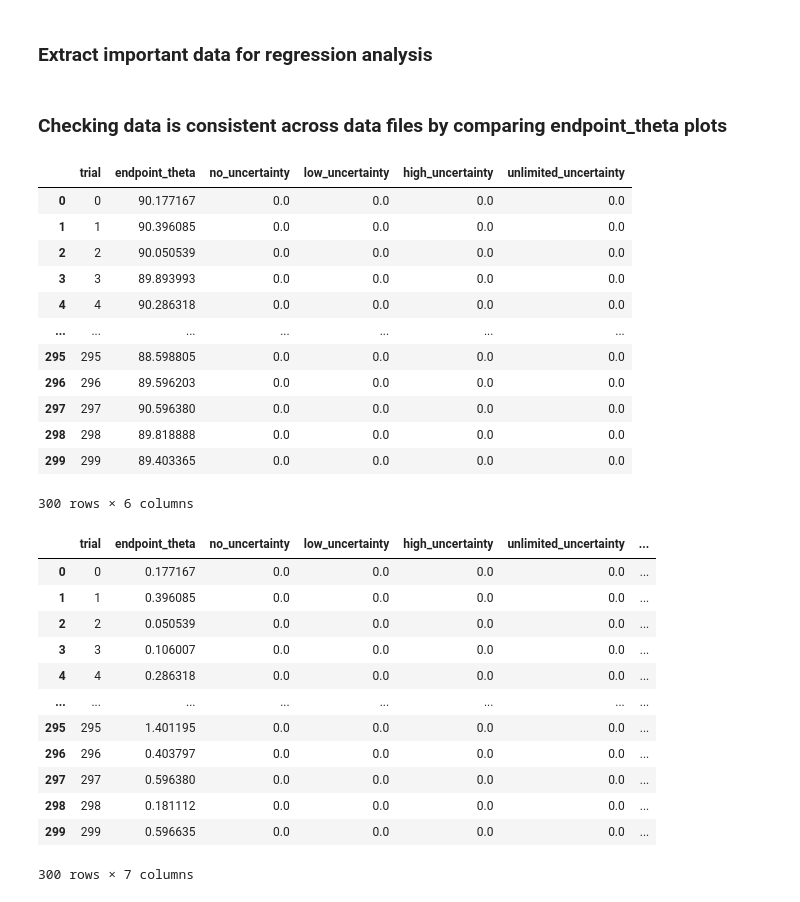
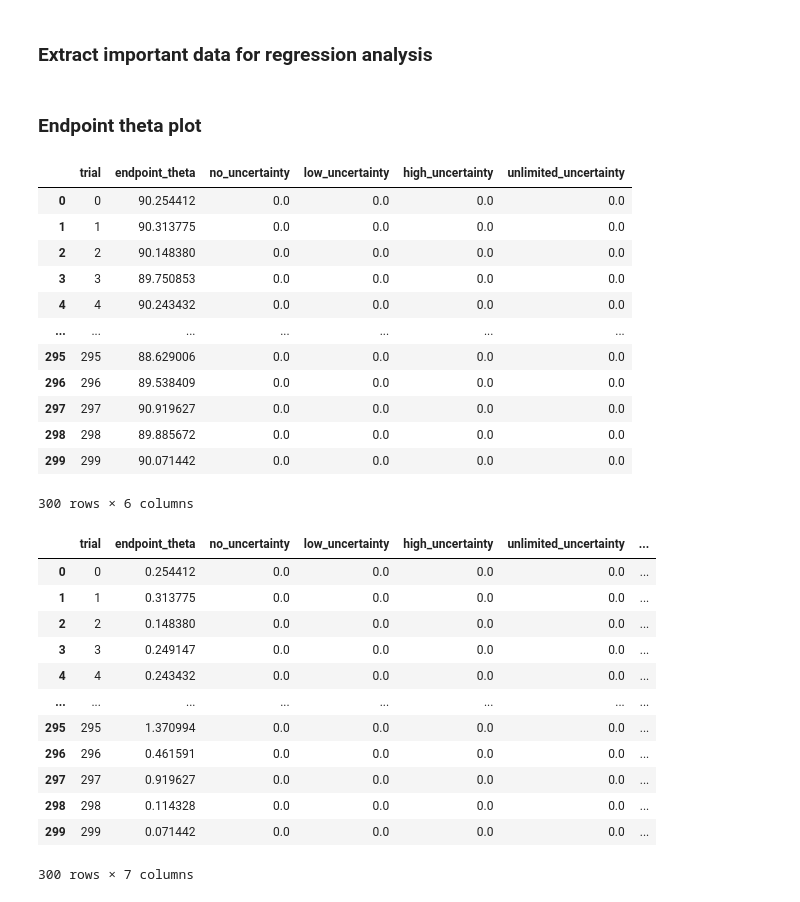
Before and after one commit to DhruvaDave8/mq_honours_2023_final, a Jupyter notebook: vma_general/dhruva/analysis/m1_initial_movement_vector.ipynb, the cells around one changed output. Saved outputs shown, nothing was run; the diff lists cells and outputs as text; code cells hidden in the pictures.

```diff
--- a/vma_general/dhruva/analysis/m1_initial_movement_vector.ipynb
+++ b/vma_general/dhruva/analysis/m1_initial_movement_vector.ipynb
@@ -17,13 +17,21 @@ def cart2pol(x, y):
 # %%
 movement_dfs = []
 trial_dfs = []
+n_backward_reaches = {}
 
 num_participants = 20
 
 # load in all participants movement and trial data
 for i in range(num_participants):
-    movement_dfs.append(pd.read_csv(f'../data/data_movements_{i}.csv'))
-    trial_dfs.append(pd.read_csv(f'../data/data_trials_{i}.csv'))
+     if i in [5, 11, 18]:
+        continue
+     movement_df = pd.read_csv(f'../data/data_movements_{i}.csv')
+     # count and filter out negative reaches
+     backward_reaches = movement_df.loc[(movement_df.state == 'reach') & (movement_df.y < 0)].drop_duplicates('trial')
+     n_backward_reaches[i] = len(backward_reaches)
+     # movement_df = movement_df.loc[~movement_df.trial.isin(backward_reaches.trial)].copy() # ~ means 'not'
+     movement_dfs.append(movement_df)
+     trial_dfs.append(pd.read_csv(f'../data/data_trials_{i}.csv'))
 
 for df in trial_dfs:
     df['trial'] = df.trial - 1
@@ -145,3 +175,5 @@ imv_dfs = [get_imv(df) for df in interpolated_w_onset_dfs]
+# %%
+trial_df = pd.concat(trial_dfs, ignore_index=True).drop_duplicates('trial')
 # %%
 def add_prev_uncertainty(imv_df, trial):
     previous_uncertainty = ['no_uncertainty'] * 21
@@ -169,4 +201,14 @@ def add_prev_uncertainty(imv_df, trial):
 imv_dfs_w_prev_uncertainty = []
 for i in range(len(imv_dfs)):
     imv_dfs_w_prev_uncertainty.append(add_prev_uncertainty(imv_dfs[i], trial_dfs[i]))
+# %%
+# remove any backwards reaching trials
+
+dfs_remove_backwards_reaches = []
+
+for i in range(len(movement_dfs)):
+    imv_df = imv_dfs_w_prev_uncertainty[i]
+    movement_df = movement_dfs[i]
+    backward_reaches = movement_df.loc[(movement_df.state == 'reach') & (movement_df.y < 0)].drop_duplicates('trial')
+    dfs_remove_backwards_reaches.append(imv_df.loc[~imv_df.trial.isin(backward_reaches.trial)].copy())
 # %%
@@ -203,28 +251,38 @@ sns.scatterplot(data=regression_df, x='trial', y='initial_theta', hue='previous_
 # %%
 # save to csv
 regression_df.to_csv('../data/regression_data.csv', index=False)
-# %% [markdown]
-### Checking data is consistent across data files by comparing endpoint_theta plots
+# %% [markdown]
+### Endpoint theta plot
+# %%
+# remove any backwards reaching trials
+
+trial_dfs_no_back_reach = []
+
+for i in range(len(movement_dfs)):
+    trial_df = trial_dfs[i]
+    movement_df = movement_dfs[i]
+    backward_reaches = movement_df.loc[(movement_df.state == 'reach') & (movement_df.y < 0)].drop_duplicates('trial')
+    trial_dfs_no_back_reach.append(trial_df.loc[~trial_df.trial.isin(backward_reaches.trial)].copy())
 # %%
 # endpoint theta as recorded during the experiment
 
-endpoint_theta_df = pd.concat(trial_dfs)[['trial', 'no_uncertainty', 'low_uncertainty', 'high_uncertainty', 'unlimited_uncertainty', 'endpoint_theta']]
+endpoint_theta_df = pd.concat(trial_dfs_no_back_reach)[['trial', 'no_uncertainty', 'low_uncertainty', 'high_uncertainty', 'unlimited_uncertainty', 'endpoint_theta']]
 endpoint_theta_mean= endpoint_theta_df[['trial', 'endpoint_theta']].groupby('trial').agg('mean').reset_index()
 endpoint_theta = pd.merge(endpoint_theta_mean, endpoint_theta_df.drop_duplicates('trial').drop('endpoint_theta', axis=1), on='trial', how='left')
 endpoint_theta
 # %% [output]
 |  | trial | endpoint_theta | no_uncertainty | low_uncertainty | high_uncertainty | unlimited_uncertainty |
-| 0 | 0 | 90.177167 | 0.0 | 0.0 | 0.0 | 0.0 |
-| 1 | 1 | 90.396085 | 0.0 | 0.0 | 0.0 | 0.0 |
-| 2 | 2 | 90.050539 | 0.0 | 0.0 | 0.0 | 0.0 |
-| 3 | 3 | 89.893993 | 0.0 | 0.0 | 0.0 | 0.0 |
-| 4 | 4 | 90.286318 | 0.0 | 0.0 | 0.0 | 0.0 |
+| 0 | 0 | 90.254412 | 0.0 | 0.0 | 0.0 | 0.0 |
+| 1 | 1 | 90.313775 | 0.0 | 0.0 | 0.0 | 0.0 |
+| 2 | 2 | 90.148380 | 0.0 | 0.0 | 0.0 | 0.0 |
+| 3 | 3 | 89.750853 | 0.0 | 0.0 | 0.0 | 0.0 |
+| 4 | 4 | 90.243432 | 0.0 | 0.0 | 0.0 | 0.0 |
 | ... | ... | ... | ... | ... | ... | ... |
-| 295 | 295 | 88.598805 | 0.0 | 0.0 | 0.0 | 0.0 |
-| 296 | 296 | 89.596203 | 0.0 | 0.0 | 0.0 | 0.0 |
-| 297 | 297 | 90.596380 | 0.0 | 0.0 | 0.0 | 0.0 |
-| 298 | 298 | 89.818888 | 0.0 | 0.0 | 0.0 | 0.0 |
-| 299 | 299 | 89.403365 | 0.0 | 0.0 | 0.0 | 0.0 |
+| 295 | 295 | 88.629006 | 0.0 | 0.0 | 0.0 | 0.0 |
+| 296 | 296 | 89.538409 | 0.0 | 0.0 | 0.0 | 0.0 |
+| 297 | 297 | 90.919627 | 0.0 | 0.0 | 0.0 | 0.0 |
+| 298 | 298 | 89.885672 | 0.0 | 0.0 | 0.0 | 0.0 |
+| 299 | 299 | 90.071442 | 0.0 | 0.0 | 0.0 | 0.0 |
 300 rows × 6 columns
 # %%
 previous_uncertainty = ['baseline_no_uncertainty'] * 21
@@ -249,17 +307,17 @@ endpoint_theta['endpoint_theta'] = abs(90 - endpoint_theta.endpoint_theta)
 endpoint_theta
 # %% [output]
 |  | trial | endpoint_theta | no_uncertainty | low_uncertainty | high_uncertainty | unlimited_uncertainty | ... |
-| 0 | 0 | 0.177167 | 0.0 | 0.0 | 0.0 | 0.0 | ... |
-| 1 | 1 | 0.396085 | 0.0 | 0.0 | 0.0 | 0.0 | ... |
-| 2 | 2 | 0.050539 | 0.0 | 0.0 | 0.0 | 0.0 | ... |
-| 3 | 3 | 0.106007 | 0.0 | 0.0 | 0.0 | 0.0 | ... |
-| 4 | 4 | 0.286318 | 0.0 | 0.0 | 0.0 | 0.0 | ... |
+| 0 | 0 | 0.254412 | 0.0 | 0.0 | 0.0 | 0.0 | ... |
+| 1 | 1 | 0.313775 | 0.0 | 0.0 | 0.0 | 0.0 | ... |
+| 2 | 2 | 0.148380 | 0.0 | 0.0 | 0.0 | 0.0 | ... |
+| 3 | 3 | 0.249147 | 0.0 | 0.0 | 0.0 | 0.0 | ... |
+| 4 | 4 | 0.243432 | 0.0 | 0.0 | 0.0 | 0.0 | ... |
 | ... | ... | ... | ... | ... | ... | ... | ... |
-| 295 | 295 | 1.401195 | 0.0 | 0.0 | 0.0 | 0.0 | ... |
-| 296 | 296 | 0.403797 | 0.0 | 0.0 | 0.0 | 0.0 | ... |
-| 297 | 297 | 0.596380 | 0.0 | 0.0 | 0.0 | 0.0 | ... |
-| 298 | 298 | 0.181112 | 0.0 | 0.0 | 0.0 | 0.0 | ... |
-| 299 | 299 | 0.596635 | 0.0 | 0.0 | 0.0 | 0.0 | ... |
+| 295 | 295 | 1.370994 | 0.0 | 0.0 | 0.0 | 0.0 | ... |
+| 296 | 296 | 0.461591 | 0.0 | 0.0 | 0.0 | 0.0 | ... |
+| 297 | 297 | 0.919627 | 0.0 | 0.0 | 0.0 | 0.0 | ... |
+| 298 | 298 | 0.114328 | 0.0 | 0.0 | 0.0 | 0.0 | ... |
+| 299 | 299 | 0.071442 | 0.0 | 0.0 | 0.0 | 0.0 | ... |
 300 rows × 7 columns
 # %%
 sns.scatterplot(data=endpoint_theta, x='trial', y='endpoint_theta', hue='previous_uncertainty')
```
Also changed, not shown: parts of 14 cells of this notebook, 6 other files.
